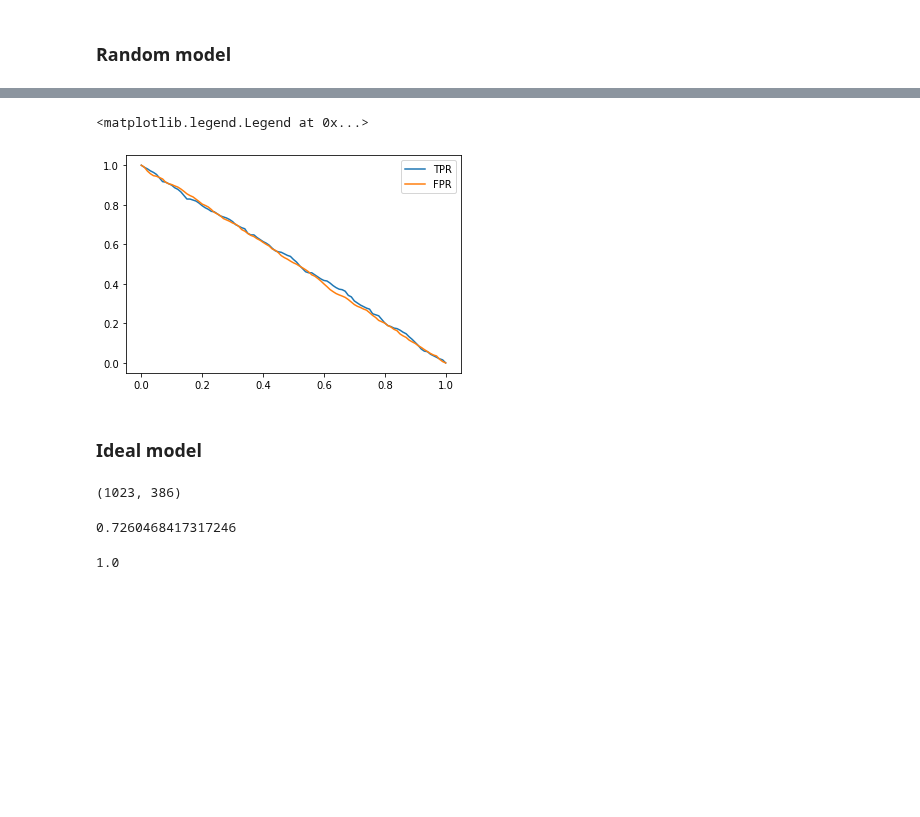
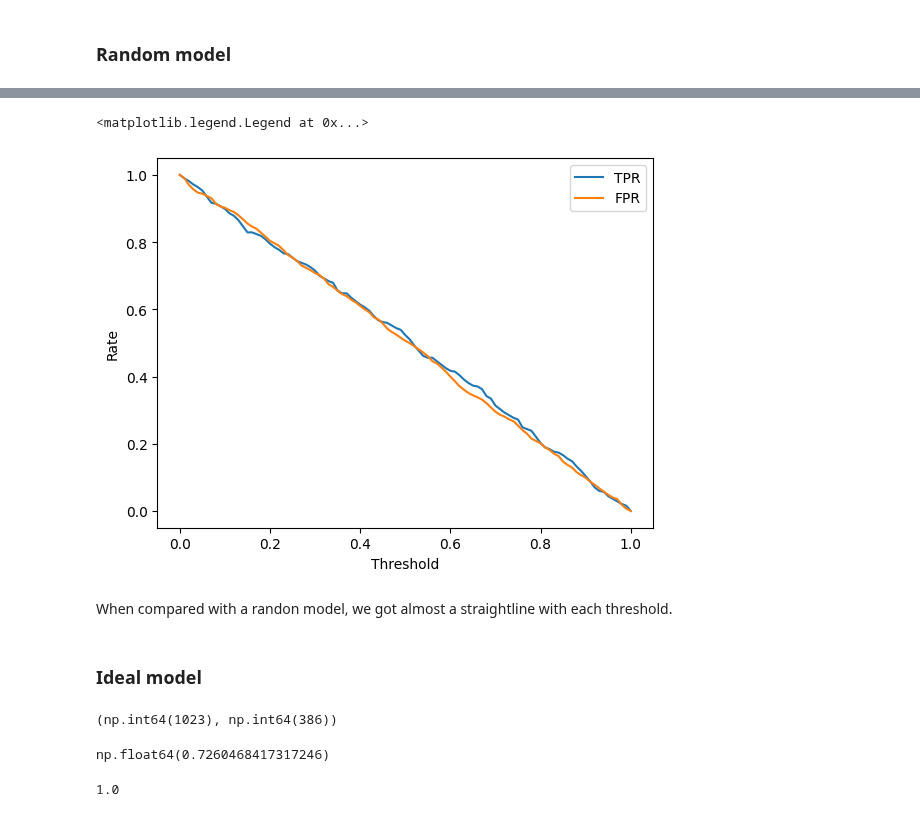
Before and after one commit to DataTalksClub/machine-learning-zoomcamp, a Jupyter notebook: 04-evaluation/notebook.ipynb, the cells around one changed output, grey strips where cells are left out. Saved outputs shown, nothing was run; the diff lists cells and outputs as text; code cells hidden in the pictures; blank space fills up the shorter version.

```diff
--- a/04-evaluation/notebook.ipynb
+++ b/04-evaluation/notebook.ipynb
@@ -25,7 +25,7 @@ from sklearn.model_selection import train_test_split
 from sklearn.feature_extraction import DictVectorizer
 from sklearn.linear_model import LogisticRegression
 # %%
-df = pd.read_csv('data-week-3.csv')
+df = pd.read_csv('../03-classification/data-week-3.csv')
 
 df.columns = df.columns.str.lower().str.replace(' ', '_')
 
@@ -290,10 +338,14 @@ df_rand = tpr_fpr_dataframe(y_val, y_rand)
 # %%
 plt.plot(df_rand.threshold, df_rand['tpr'], label='TPR')
 plt.plot(df_rand.threshold, df_rand['fpr'], label='FPR')
+plt.xlabel('Threshold')
+plt.ylabel('Rate')
 plt.legend()
 # %% [output]
 <matplotlib.legend.Legend at 0x...>
-[figure, old version]
+[figure, new version]
+# %% [markdown]
+When compared with a randon model, we got almost a straightline with each threshold.
 # %% [markdown]
 ### Ideal model
 # %%
@@ -301,5 +353,5 @@ num_neg = (y_val == 0).sum()
 num_pos = (y_val == 1).sum()
 num_neg, num_pos
 # %% [output]
-(1023, 386)
+(np.int64(1023), np.int64(386))
 # %%
@@ -311,5 +362,5 @@ y_ideal_pred = np.linspace(0, 1, len(y_val))
 # %%
 1 - y_val.mean()
 # %% [output]
-0.7260468417317246
+np.float64(0.7260468417317246)
 # %%
```
Also changed, not shown: parts of 41 cells of this notebook, 2 other files.
